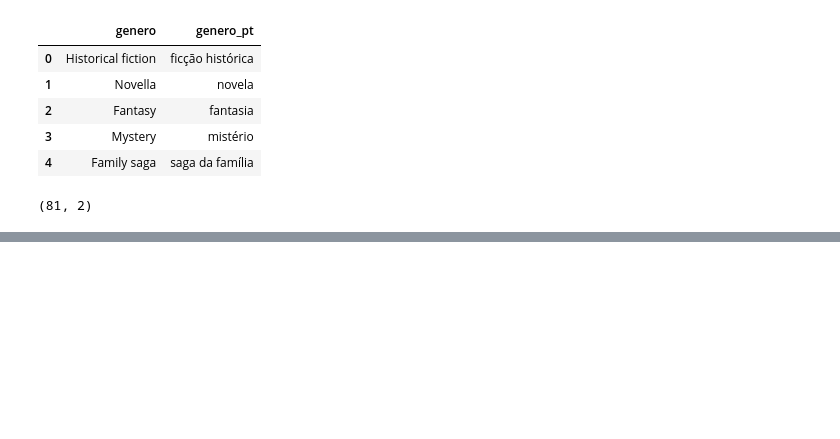
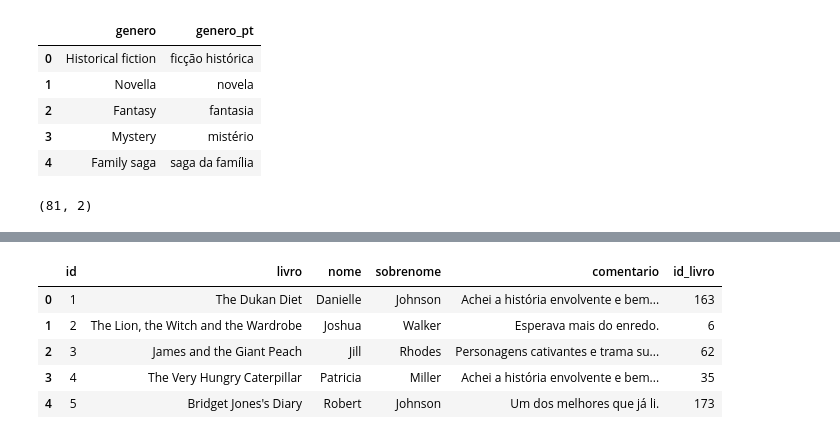
Before and after one commit to Ls-max-oss/Ls-max-oss, a Jupyter notebook: Untitled0.ipynb, the cells around one changed output, grey strips where cells are left out. Saved outputs shown, nothing was run; the diff lists cells and outputs as text; code cells hidden in the pictures; blank space fills up the shorter version.

```diff
--- a/Untitled0.ipynb
+++ b/Untitled0.ipynb
@@ -245,0 +290,9 @@ with open('generos.sql', 'w', encoding='utf-8') as f:
+# %%
+df_comentarios.head()
+# %% [output]
+|  | id | livro | nome | sobrenome | comentario | id_livro |
+| 0 | 1 | The Dukan Diet | Danielle | Johnson | Achei a história envolvente e bem... | 163 |
+| 1 | 2 | The Lion, the Witch and the Wardrobe | Joshua | Walker | Esperava mais do enredo. | 6 |
+| 2 | 3 | James and the Giant Peach | Jill | Rhodes | Personagens cativantes e trama su... | 62 |
+| 3 | 4 | The Very Hungry Caterpillar | Patricia | Miller | Achei a história envolvente e bem... | 35 |
+| 4 | 5 | Bridget Jones's Diary | Robert | Johnson | Um dos melhores que já li. | 173 |
```
Also changed, not shown: parts of 11 cells of this notebook.
